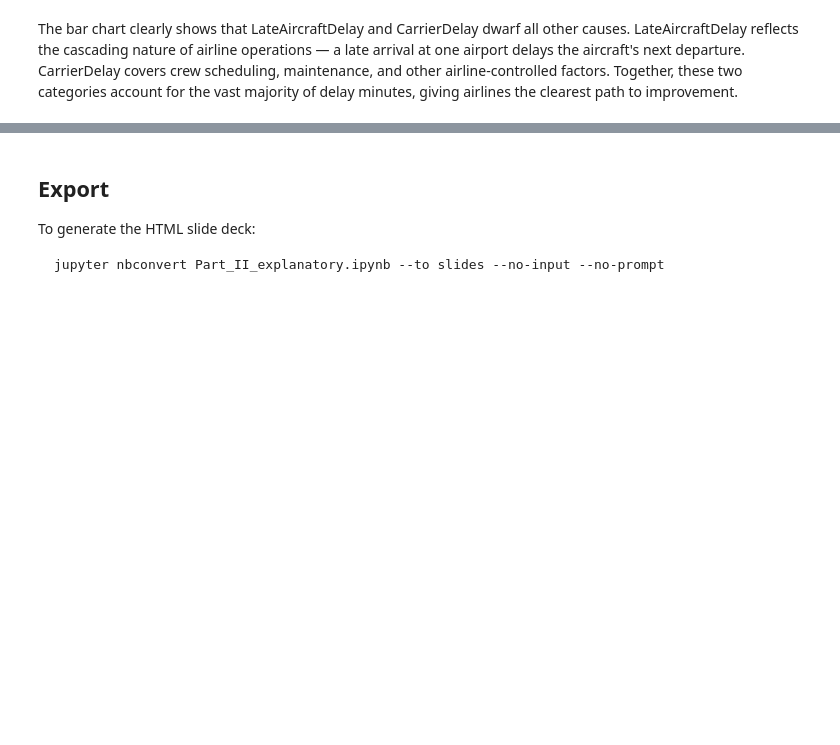
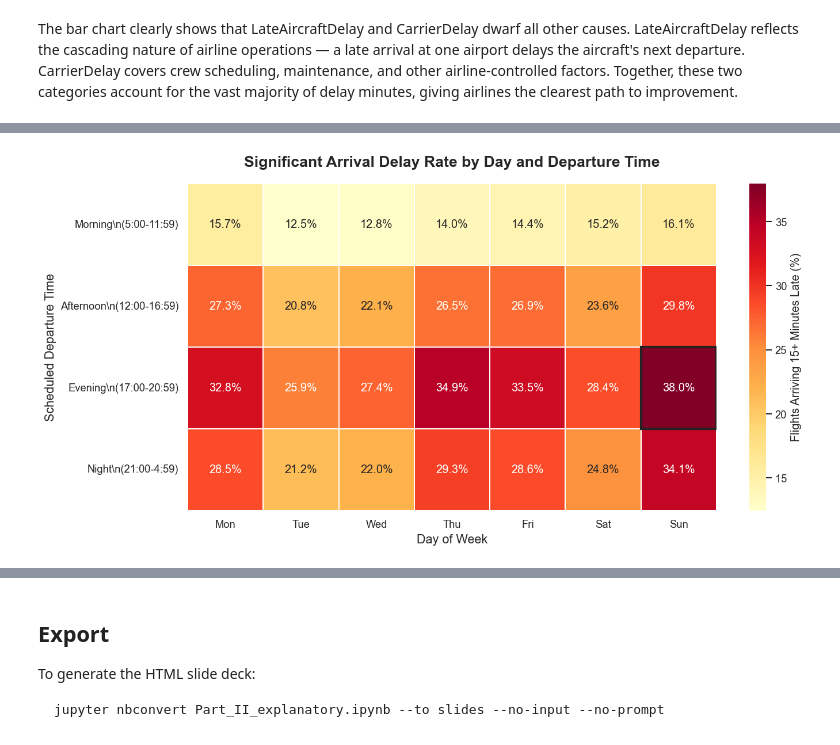
Before and after one commit to luisjfeliu/data-analysis-flight-delays-visuals, a Jupyter notebook: Part_II_explanatory.ipynb, the cells around one changed output, grey strips where cells are left out. Saved outputs shown, nothing was run; the diff lists cells and outputs as text; code cells hidden in the pictures; blank space fills up the shorter version.

```diff
--- a/Part_II_explanatory.ipynb
+++ b/Part_II_explanatory.ipynb
@@ -284,0 +253,49 @@ The clustered bar chart compares mean departure and arrival delays by origin sta
+# %%
+# Insight 3: Significant arrival delay rate by day and scheduled departure time
+time_order = ['Morning', 'Afternoon', 'Evening', 'Night']
+time_labels = {
+    'Morning': 'Morning\\n(5:00-11:59)',
+    'Afternoon': 'Afternoon\\n(12:00-16:59)',
+    'Evening': 'Evening\\n(17:00-20:59)',
+    'Night': 'Night\\n(21:00-4:59)'
+}
+day_order = ['Mon', 'Tue', 'Wed', 'Thu', 'Fri', 'Sat', 'Sun']
+
+arr_delay_by_day_time = (
+    df_active.dropna(subset=['ArrDel15', 'DayName', 'TimeOfDay'])
+    .groupby(['TimeOfDay', 'DayName'])['ArrDel15']
+    .agg(delay_rate='mean', flights='count')
+)
+arr_delay_by_day_time['delay_rate'] = arr_delay_by_day_time['delay_rate'] * 100
+
+delay_heatmap = (
+    arr_delay_by_day_time['delay_rate']
+    .unstack('DayName')
+    .reindex(index=time_order, columns=day_order)
+)
+annot = delay_heatmap.round(1).astype(str) + '%'
+
+fig, ax = plt.subplots(figsize=(12, 6))
+sns.heatmap(
+    delay_heatmap,
+    annot=annot,
+    fmt='',
+    cmap='YlOrRd',
+    linewidths=1,
+    linecolor='white',
+    cbar_kws={'label': 'Flights Arriving 15+ Minutes Late (%)'},
+    ax=ax
+)
+
+max_time, max_day = delay_heatmap.stack().idxmax()
+max_row = time_order.index(max_time)
+max_col = day_order.index(max_day)
+ax.add_patch(plt.Rectangle((max_col, max_row), 1, 1, fill=False, edgecolor='#222222', lw=2.5))
+ax.set_title('Significant Arrival Delay Rate by Day and Departure Time', fontsize=16, fontweight='bold', pad=18)
+ax.set_xlabel('Day of Week', fontsize=13)
+ax.set_ylabel('Scheduled Departure Time', fontsize=13)
+ax.tick_params(axis='x', rotation=0)
+ax.set_yticklabels([time_labels[label] for label in time_order], rotation=0)
+plt.tight_layout()
+# %% [output]
+[figure, added]
```
Also changed, not shown: parts of 28 cells of this notebook, 1 other file.
